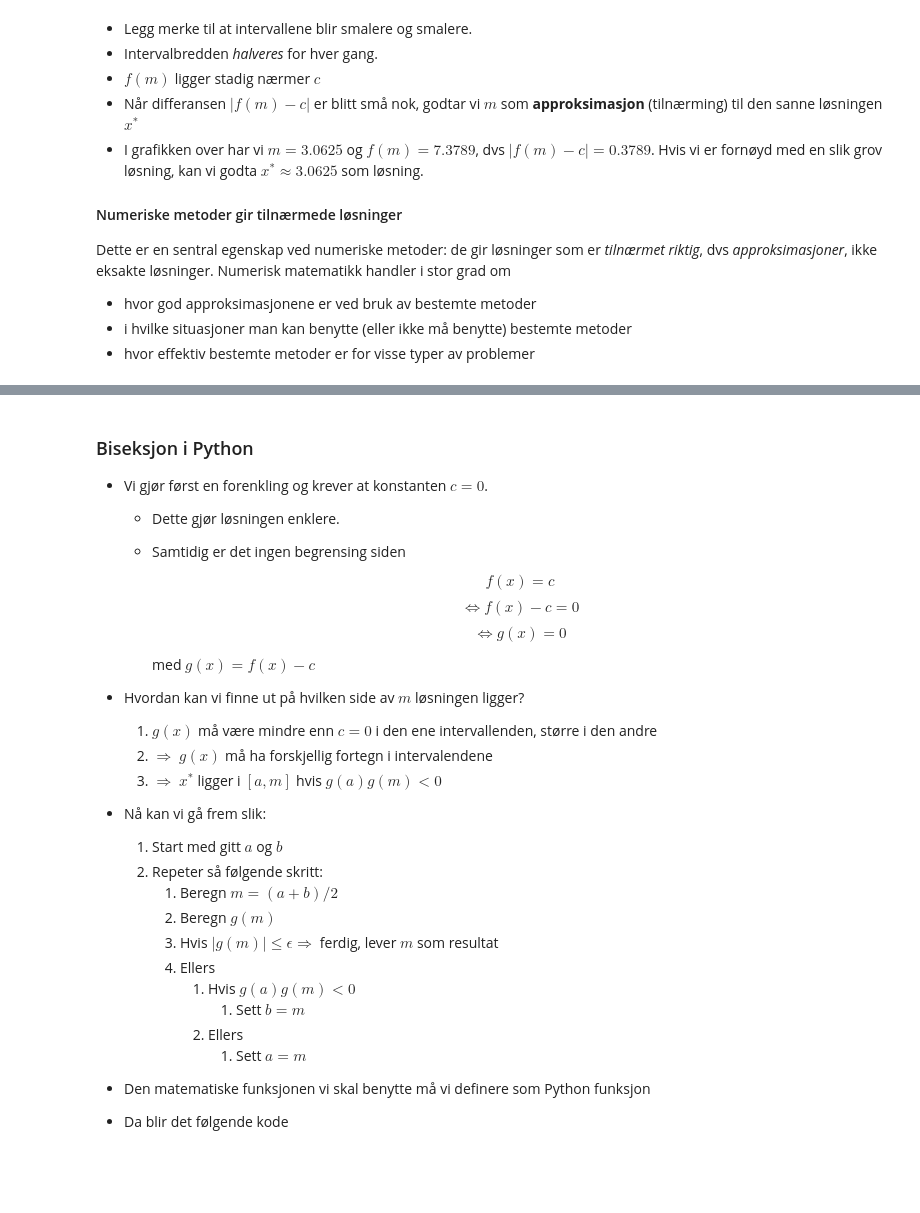
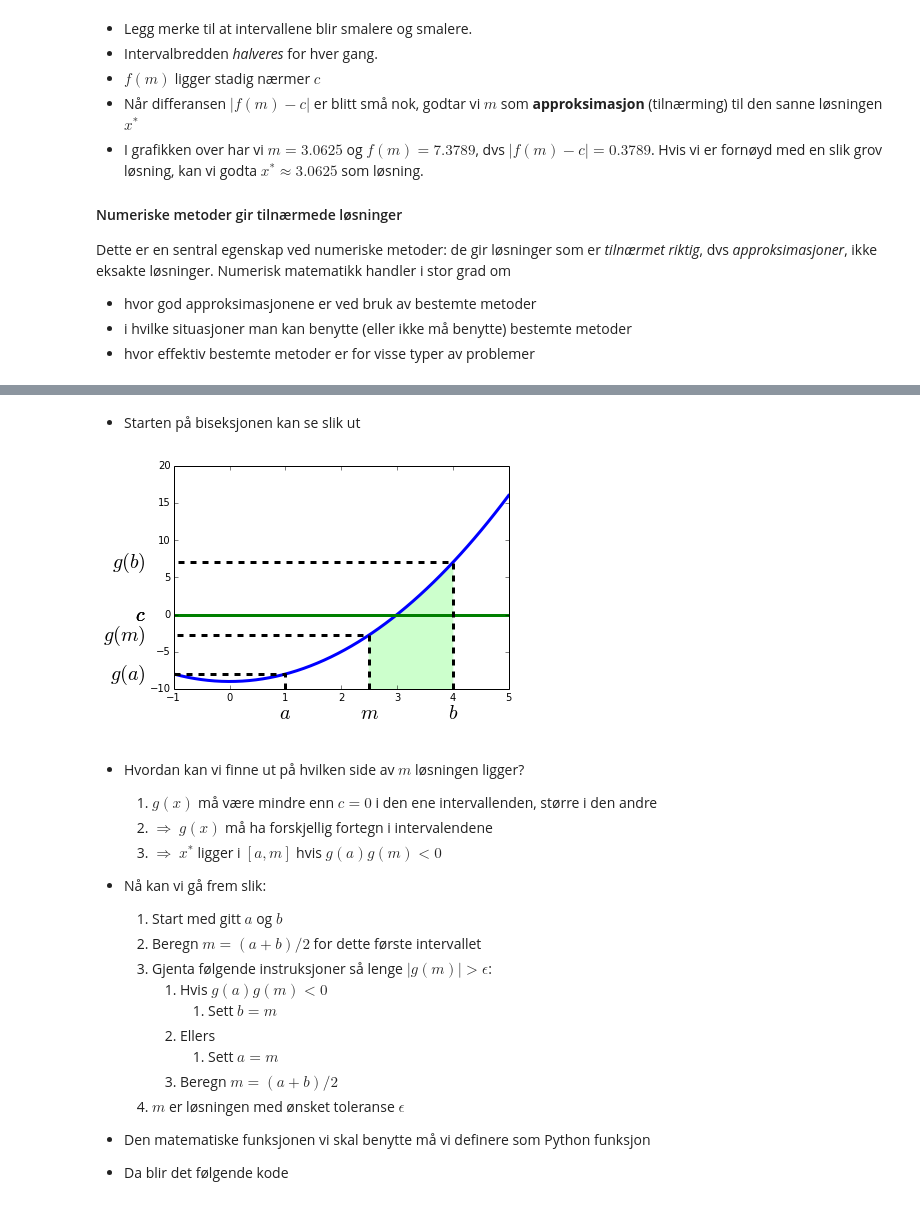
Before and after one commit to Ranmar/UMB_INF100_H13, a Jupyter notebook: Forelesninger/INF100_H13_F07.ipynb, the cells around one changed output, grey strips where cells are left out. Drawn from its saved outputs; the diff is of its cells as text; code cells hidden in the pictures; blank space fills up the shorter version.

```diff
--- a/Forelesninger/INF100_H13_F07.ipynb
+++ b/Forelesninger/INF100_H13_F07.ipynb
@@ -577,31 +628,25 @@ Dette er en sentral egenskap ved numeriske metoder: de gir løsninger som er *ti
+# %% [markdown]
+- Starten på biseksjonen kan se slik ut
+# %%
+bisect_plot(func=g, const=0, xmin=-1, xmax=5, a=1, b=4, lower=2, left=0.5)
+# %% [output]
+[figure, added]
 # %% [markdown]
-### Biseksjon i Python
-
-- Vi gjør først en forenkling og krever at konstanten $c=0$.
-    - Dette gjør løsningen enklere.
-    - Samtidig er det ingen begrensing siden
-
-      $$f(x) = c$$
-      $$\Leftrightarrow f(x)-c = 0$$
-      $$\Leftrightarrow g(x) = 0$$
-
-      med $g(x) = f(x)-c$
-
 - Hvordan kan vi finne ut på hvilken side av $m$ løsningen ligger?
     1. $g(x)$ må være mindre enn $c=0$ i den ene intervallenden, større i den andre
     1. $\Longrightarrow$ $g(x)$ må ha forskjellig fortegn i intervalendene
     1. $\Longrightarrow$ $x^*$ ligger i $[a, m]$ hvis $g(a)g(m) < 0$
 - Nå kan vi gå frem slik:
     1. Start med gitt $a$ og $b$
-    1. Repeter så følgende skritt:
-        1. Beregn $m=(a+b)/2$
-        1. Beregn $g(m)$
-        1. Hvis $|g(m)| \leq \epsilon \Longrightarrow$ ferdig, lever $m$ som resultat
+    1. Beregn $m=(a+b)/2$ for dette første intervallet
+    1. Gjenta følgende instruksjoner så lenge $|g(m)| > \epsilon$:
+        1. Hvis $g(a)g(m) < 0$
+            1. Sett $b = m$
         1. Ellers
-            1. Hvis $g(a)g(m) < 0$
-                1. Sett $b = m$
-            1. Ellers
-                1. Sett $a = m$
+            1. Sett $a = m$
+        1. Beregn $m = (a+b)/2$
+    1. $m$ er løsningen med ønsket toleranse $\epsilon$
+
 - Den matematiske funksjonen vi skal benytte må vi definere som Python funksjon
 - Da blir det følgende kode
 # %%
```
Also changed, not shown: parts of 11 cells of this notebook.
